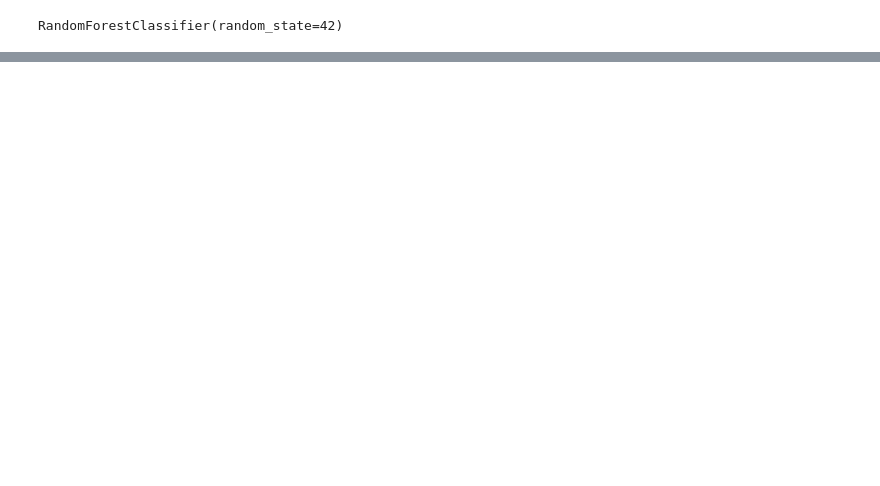
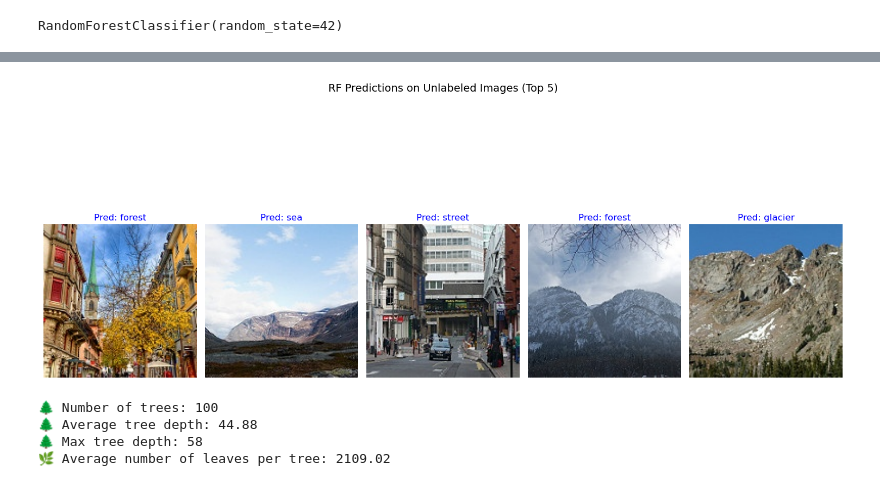
Before and after one commit to Ax1Le-JL/Evaluating-Different-Supervised-Learning-Algorithms, a Jupyter notebook: RF.ipynb, the cells around one changed output, grey strips where cells are left out. Drawn from its saved outputs; the diff is of its cells as text; code cells hidden in the pictures; blank space fills up the shorter version.

```diff
--- a/RF.ipynb
+++ b/RF.ipynb
@@ -43,0 +82,63 @@ RandomForestClassifier(random_state=42)
+# %%
+def load_first_n_unlabeled_images(pred_dir, n=5, image_size=(150, 150)):
+    features, paths, originals = [], [], []
+    count = 0
+    for filename in os.listdir(pred_dir):
+        if filename.lower().endswith(('.jpg', '.png')):
+            img_path = os.path.join(pred_dir, filename)
+            img = cv2.imread(img_path)
+            if img is None:
+                continue
+            gray = cv2.cvtColor(img, cv2.COLOR_BGR2GRAY)
+            resized = cv2.resize(gray, image_size)
+            feat = hog(resized, orientations=9, pixels_per_cell=(8, 8),
+                       cells_per_block=(2, 2), block_norm='L2-Hys')
+            features.append(feat)
+            paths.append(img_path)
+            originals.append(img)
+            count += 1
+            if count >= n:
+                break
+    return np.array(features), paths, originals
+# %%
+pred_dir = r'D:\Project\PG Project\Data\Image Data\seg_pred\seg_pred'
+X_pred, pred_paths, original_images = load_first_n_unlabeled_images(pred_dir, n=5)
+
+# 用 SVM 模型预测
+y_pred_idx = loaded_RF_model.predict(X_pred)
+y_pred_names = [categories[i] for i in y_pred_idx]
+
+plt.figure(figsize=(15, 8))
+for i in range(len(original_images)):
+    img = original_images[i]
+    if len(img.shape) == 2:
+        img = cv2.cvtColor(img, cv2.COLOR_GRAY2RGB)
+    else:
+        img = cv2.cvtColor(img, cv2.COLOR_BGR2RGB)
+
+    plt.subplot(1, 5, i + 1)
+    plt.imshow(img)
+    plt.title(f"Pred: {y_pred_names[i]}", color='blue', fontsize=12)
+    plt.axis('off')
+
+plt.suptitle("RF Predictions on Unlabeled Images (Top 5)", fontsize=14)
+plt.tight_layout()
+plt.show()
+# %% [output]
+[figure, added]
+# %%
+print("🌲 Number of trees:", len(loaded_RF_model.estimators_))
+
+# 每棵树的最大深度
+tree_depths = [estimator.tree_.max_depth for estimator in loaded_RF_model.estimators_]
+print("🌲 Average tree depth:", np.mean(tree_depths))
+print("🌲 Max tree depth:", np.max(tree_depths))
+
+# 每棵树的叶子节点数
+tree_leaves = [estimator.tree_.n_leaves for estimator in loaded_RF_model.estimators_]
+print("🌿 Average number of leaves per tree:", np.mean(tree_leaves))
+# %% [output]
+🌲 Number of trees: 100
+🌲 Average tree depth: 44.88
+🌲 Max tree depth: 58
+🌿 Average number of leaves per tree: 2109.02
```
Also changed, not shown: parts of 5 cells of this notebook.
